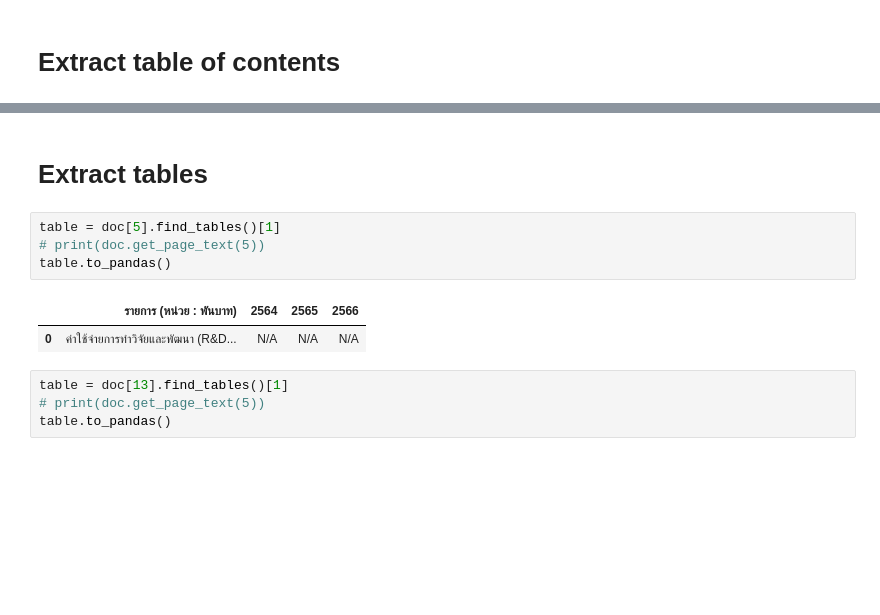
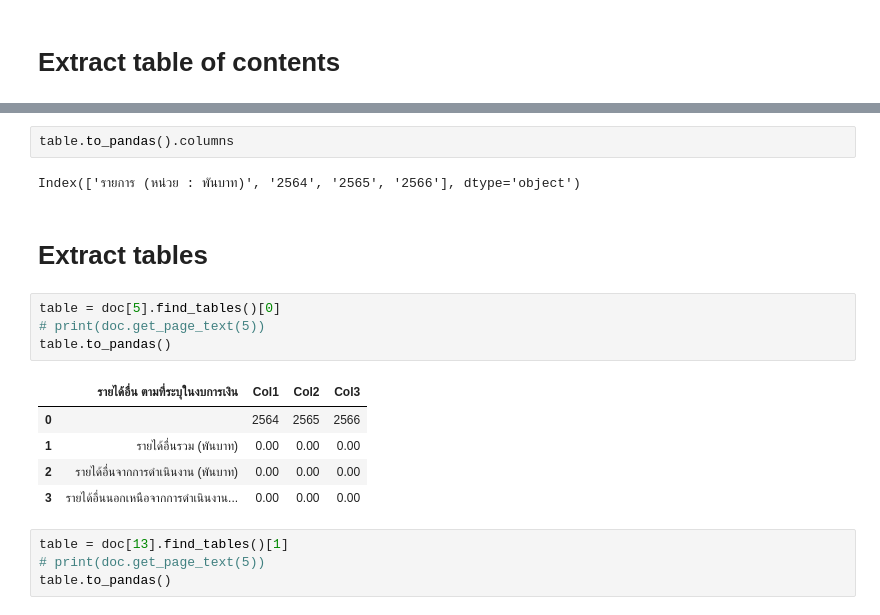
Before and after one commit to batprem/llm-balance-sheets, a Jupyter notebook: 02-load-and-extract-56-1.ipynb, the cells around one changed output, grey strips where cells are left out. Drawn from its saved outputs; the diff is of its cells as text; blank space fills up the shorter version.

```diff
--- a/02-load-and-extract-56-1.ipynb
+++ b/02-load-and-extract-56-1.ipynb
@@ -112,12 +155,19 @@ doc.get_toc()
+# %%
+table.to_pandas().columns
+# %% [output]
+Index(['รายการ (หน่วย : พันบาท)', '2564', '2565', '2566'], dtype='object')
 # %% [markdown]
 # Extract tables
 # %%
-table = doc[5].find_tables()[1]
+table = doc[5].find_tables()[0]
 # print(doc.get_page_text(5))
 table.to_pandas()
 # %% [output]
-|  | รายการ (หน่วย : พันบาท) | 2564 | 2565 | 2566 |
-| 0 | ค่าใช้จ่ายการทำวิจัยและพัฒนา (R&D... | N/A | N/A | N/A |
+|  | รายได้อื่น ตามที่ระบุในงบการเงิน | Col1 | Col2 | Col3 |
+| 0 |  | 2564 | 2565 | 2566 |
+| 1 | รายได้อื่นรวม (พันบาท) | 0.00 | 0.00 | 0.00 |
+| 2 | รายได้อื่นจากการดำเนินงาน (พันบาท) | 0.00 | 0.00 | 0.00 |
+| 3 | รายได้อื่นนอกเหนือจากการดำเนินงาน... | 0.00 | 0.00 | 0.00 |
 # %%
 table = doc[13].find_tables()[1]
 # print(doc.get_page_text(5))
```
Also changed, not shown: parts of 9 cells of this notebook, 1 other file.
